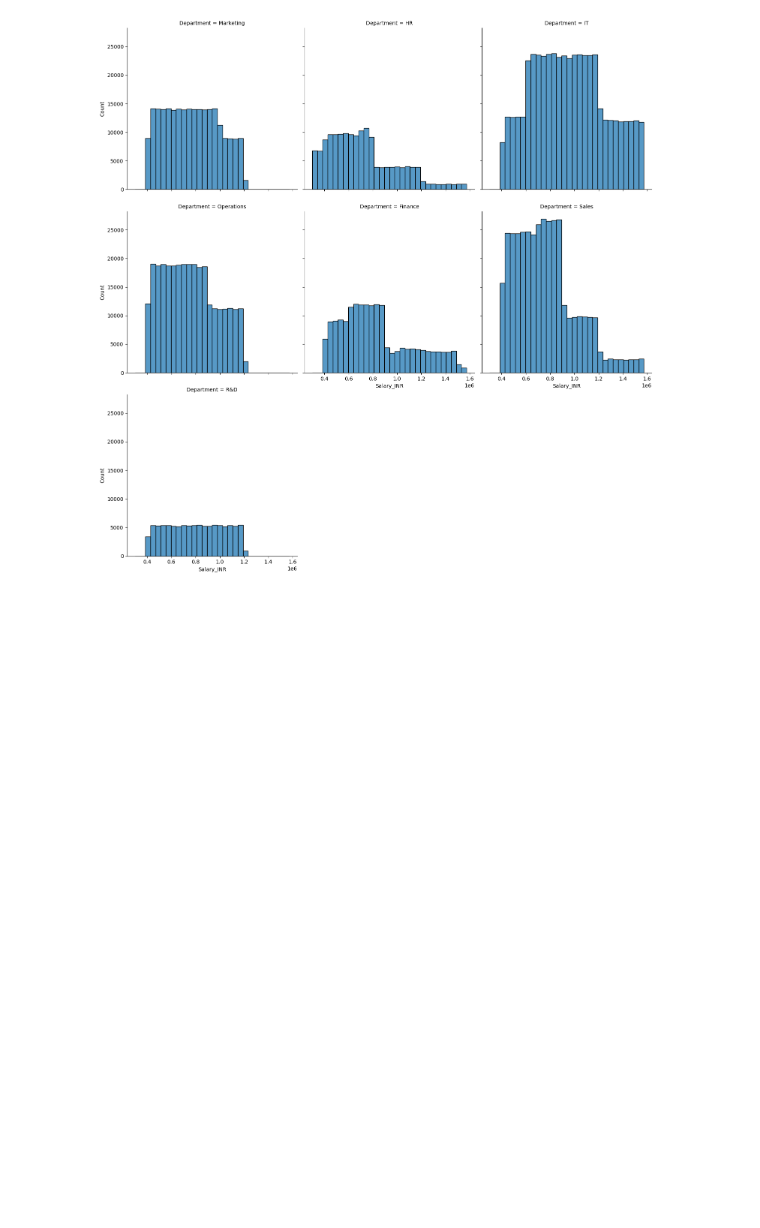
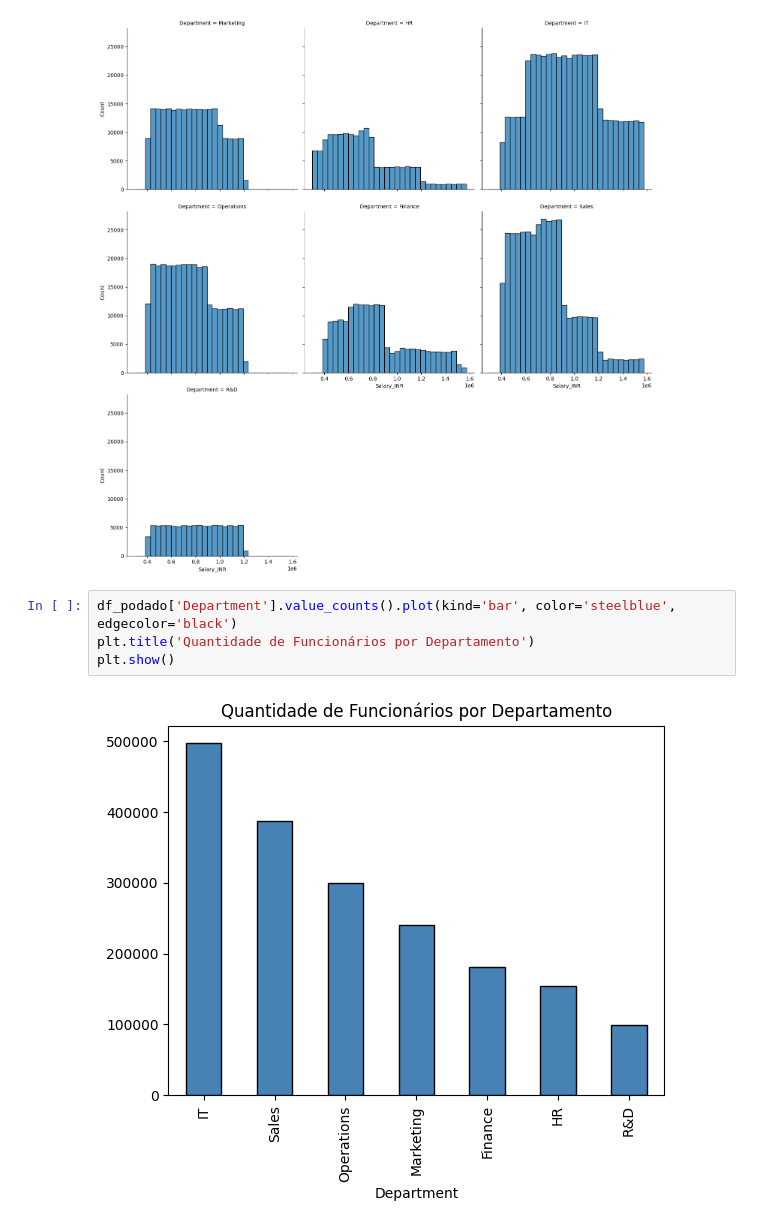
Before and after one commit to EngSoftwareABL/ProjetoAC2_ReconhecimentoPadr-es, a Jupyter notebook: Dataset_Salario.ipynb, the cells around one changed output. Drawn from its saved outputs; the diff is of its cells as text; blank space fills up the shorter version.

```diff
--- a/Dataset_Salario.ipynb
+++ b/Dataset_Salario.ipynb
@@ -162,3 +162,9 @@ sns.displot(data=df_splot, x="Salary_INR", col="Department", col_wrap=3, kind="h
 # %% [output]
 <seaborn.axisgrid.FacetGrid at 0x...>
 [figure]
+# %%
+df_podado['Department'].value_counts().plot(kind='bar', color='steelblue', edgecolor='black')
+plt.title('Quantidade de Funcionários por Departamento')
+plt.show()
+# %% [output]
+[figure, added]
```
Also changed, not shown: parts of 28 cells of this notebook.
